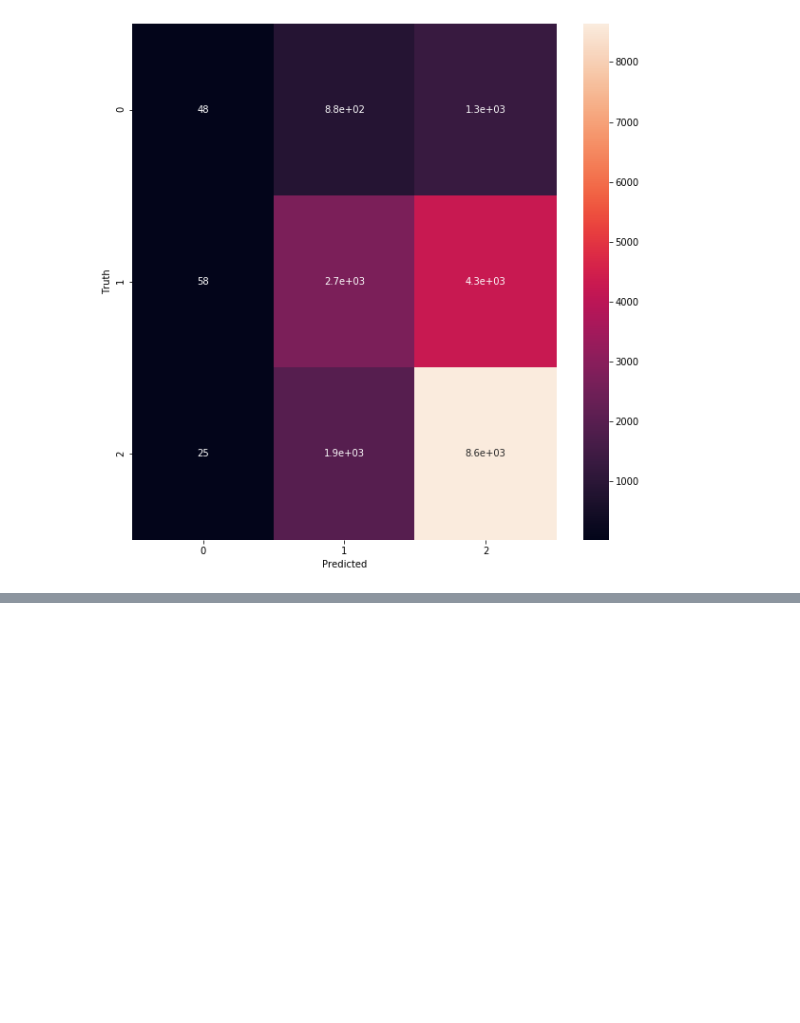
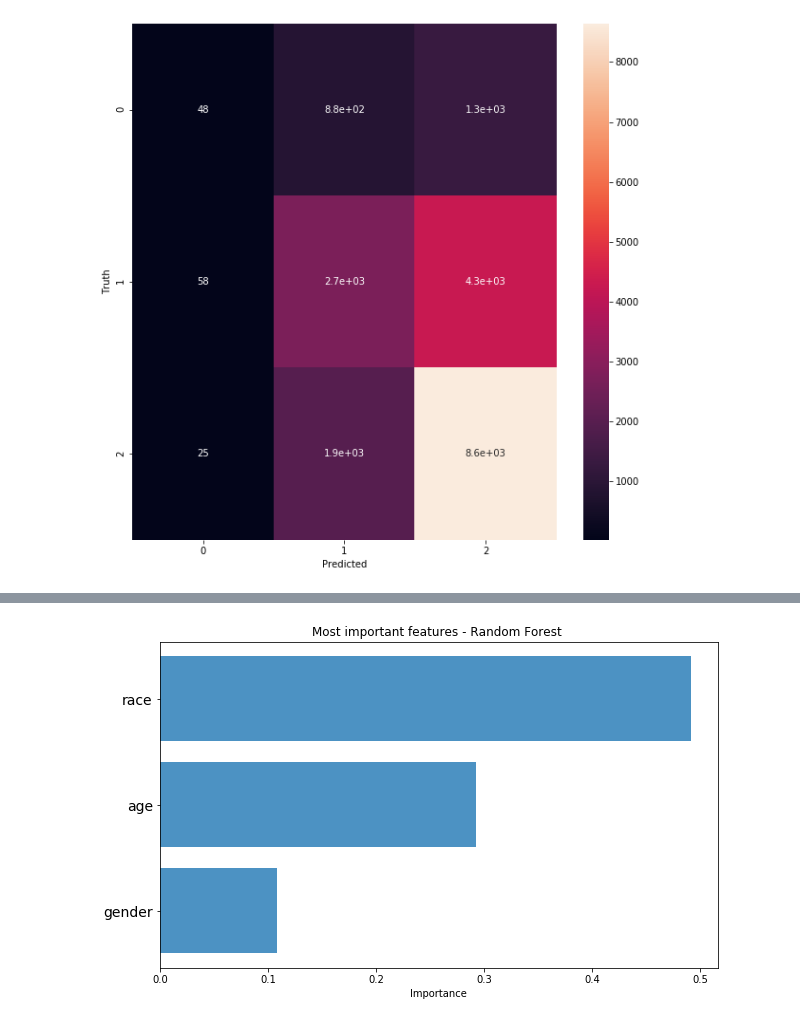
Before and after one commit to susan289/Diabetes, a Jupyter notebook: Random Forest .ipynb, the cells around one changed output, grey strips where cells are left out. Cells and saved outputs as stored; diff of their text form; code cells hidden in the pictures; blank space fills up the shorter version.

```diff
--- a/Random Forest .ipynb
+++ b/Random Forest .ipynb
@@ -127,0 +163,13 @@ Text(69.0, 0.5, 'Truth')
+# %%
+feature_names = X_train.columns
+feature_imports = rfc.feature_importances_
+most_imp_features = pd.DataFrame([f for f in zip(feature_names,feature_imports)], columns=["Feature", "Importance"]).nlargest(3, "Importance")
+most_imp_features.sort_values(by="Importance", inplace=True)
+plt.figure(figsize=(10,6))
+plt.barh(range(len(most_imp_features)), most_imp_features.Importance, align='center', alpha=0.8)
+plt.yticks(range(len(most_imp_features)), most_imp_features.Feature, fontsize=14)
+plt.xlabel('Importance')
+plt.title('Most important features - Random Forest ')
+plt.show()
+# %% [output]
+[figure, added]
```
Also changed, not shown: parts of 8 cells of this notebook.
